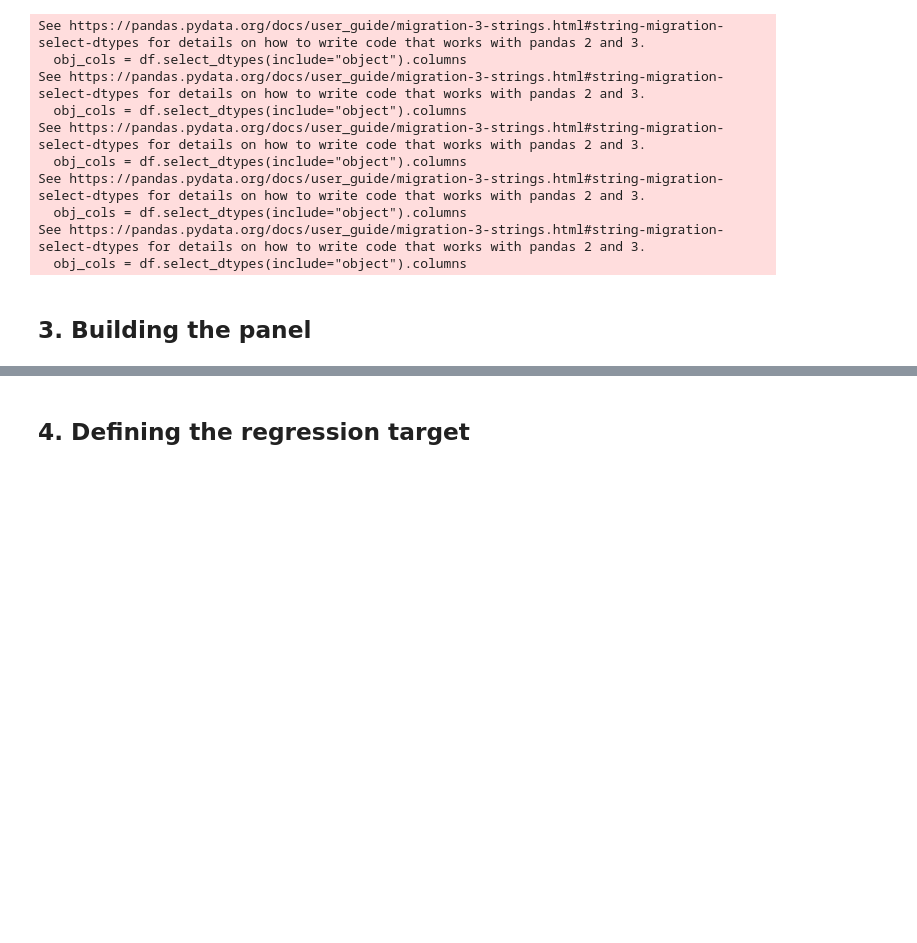
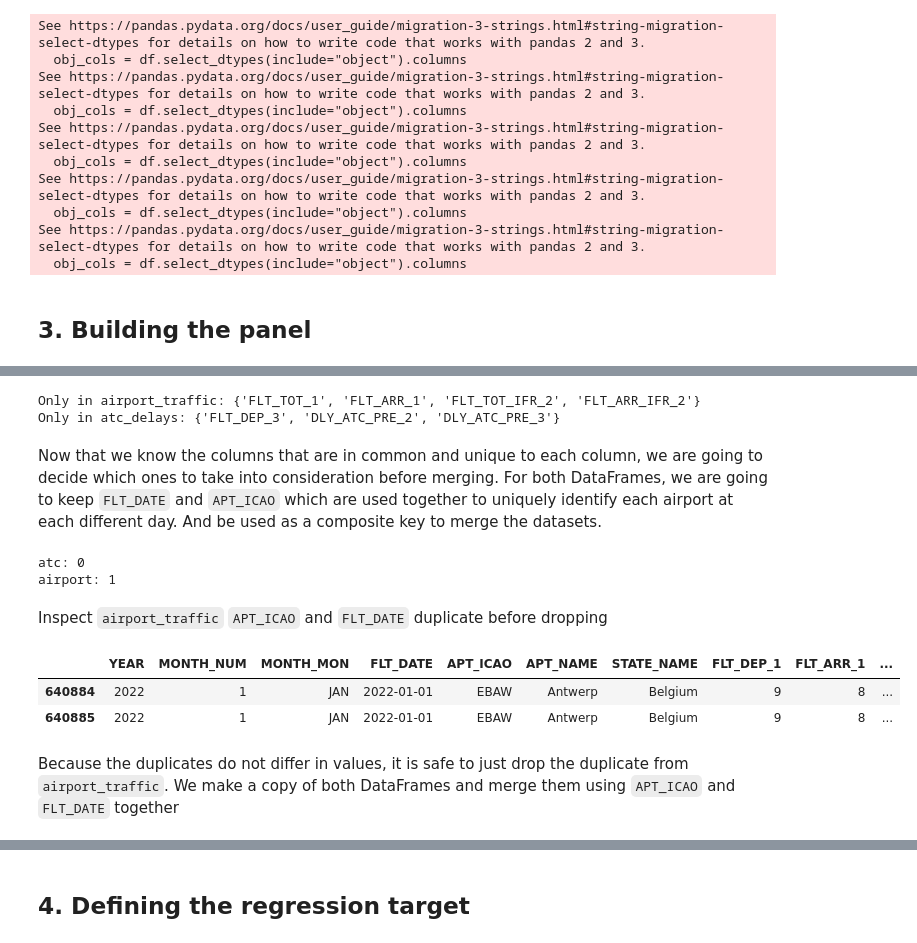
Before and after one commit to agarcia246/Machine_learning_Project, a Jupyter notebook: flight_delays.ipynb, the cells around one changed output, grey strips where cells are left out. Drawn from its saved outputs; the diff is of its cells as text; code cells hidden in the pictures; blank space fills up the shorter version.

```diff
--- a/flight_delays.ipynb
+++ b/flight_delays.ipynb
@@ -123,0 +231,11 @@ See https://pandas.pydata.org/docs/user_guide/migration-3-strings.html#string-mi
+# %%
+only_in_airport = set(airport_traffic.columns) - set(atc_delays.columns)
+only_in_atc = set(atc_delays.columns) - set(airport_traffic.columns)
+
+print("Only in airport_traffic:", only_in_airport)
+print("Only in atc_delays:", only_in_atc)
+# %% [output]
+Only in airport_traffic: {'FLT_TOT_1', 'FLT_ARR_1', 'FLT_TOT_IFR_2', 'FLT_ARR_IFR_2'}
+Only in atc_delays: {'FLT_DEP_3', 'DLY_ATC_PRE_2', 'DLY_ATC_PRE_3'}
+# %% [markdown]
+Now that we know the columns that are in common and unique to each column, we are going to decide which ones to take into consideration before merging. For both DataFrames, we are going to keep `FLT_DATE` and `APT_ICAO` which are used together to uniquely identify each airport at each different day. And be used as a composite key to merge the datasets.
@@ -123,0 +253,18 @@ See https://pandas.pydata.org/docs/user_guide/migration-3-strings.html#string-mi
+# %%
+print(f'atc: {atc_delays.duplicated(subset=["APT_ICAO","FLT_DATE"]).sum()}')
+print(f'airport: {airport_traffic.duplicated(subset=["APT_ICAO","FLT_DATE"]).sum()}')
+# %% [output]
+atc: 0
+airport: 1
+# %% [markdown]
+Inspect `airport_traffic` `APT_ICAO` and `FLT_DATE` duplicate before dropping
+# %%
+airport_traffic[
+    airport_traffic.duplicated(subset=["APT_ICAO", "FLT_DATE"], keep=False)
+].sort_values(["APT_ICAO", "FLT_DATE"])
+# %% [output]
+|  | YEAR | MONTH_NUM | MONTH_MON | FLT_DATE | APT_ICAO | APT_NAME | STATE_NAME | FLT_DEP_1 | FLT_ARR_1 | ... |
+| 640884 | 2022 | 1 | JAN | 2022-01-01 | EBAW | Antwerp | Belgium | 9 | 8 | ... |
+| 640885 | 2022 | 1 | JAN | 2022-01-01 | EBAW | Antwerp | Belgium | 9 | 8 | ... |
+# %% [markdown]
+Because the duplicates do not differ in values, it is safe to just drop the duplicate from `airport_traffic`. We make a copy of both DataFrames and merge them using `APT_ICAO` and `FLT_DATE` together
```
Also changed, not shown: parts of 15 cells of this notebook.
